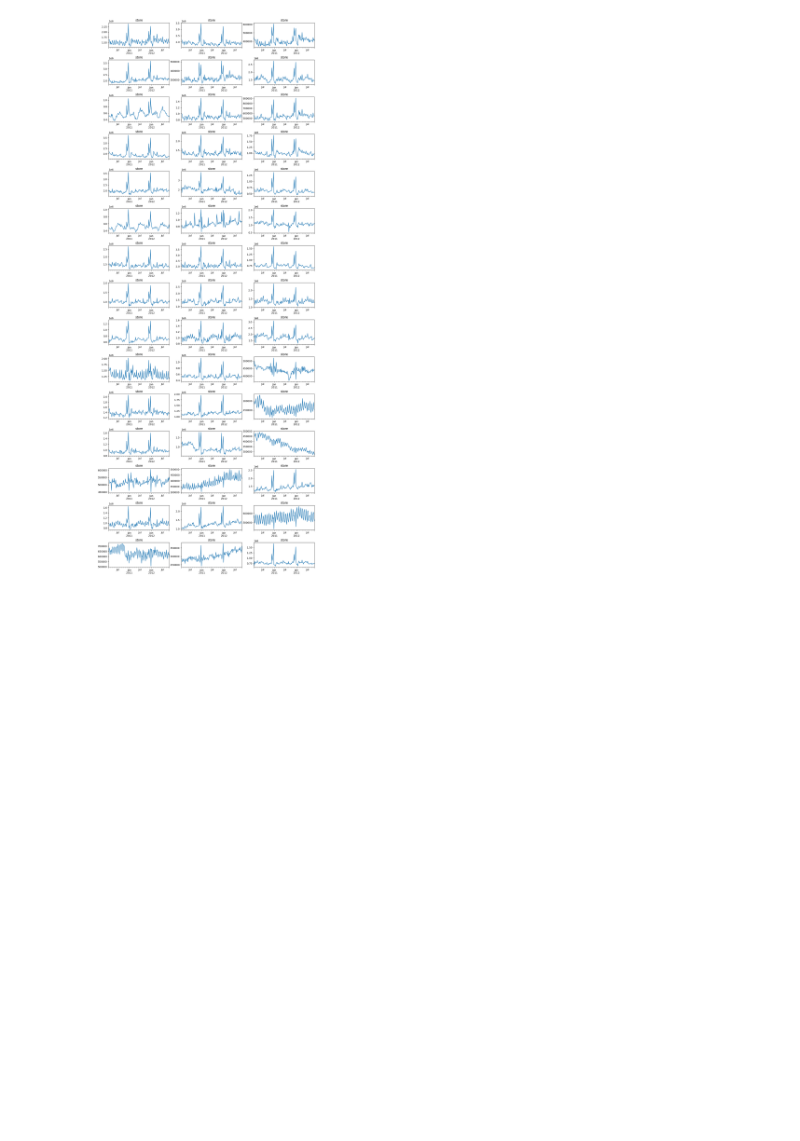
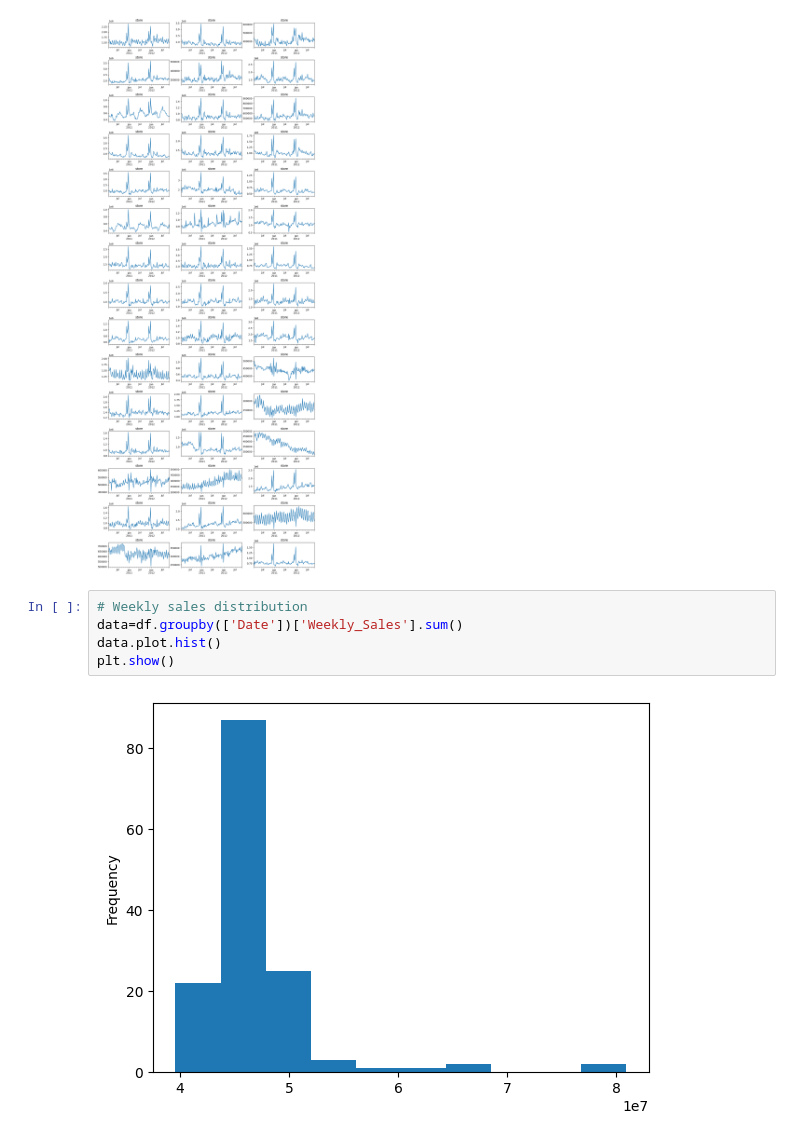
Before and after one commit to Rezashatery/Walmart-Recruiting---Store-Sales-Forecasting, a Jupyter notebook: sales-forecasting.ipynb, the cells around one changed output. Saved outputs shown, nothing was run; the diff lists cells and outputs as text; blank space fills up the shorter version.

```diff
--- a/sales-forecasting.ipynb
+++ b/sales-forecasting.ipynb
@@ -230,3 +230,10 @@ for store,store_data in df.groupby('Store'):
 plt.show()
 # %% [output]
 [figure]
+# %%
+# Weekly sales distribution
+data=df.groupby(['Date'])['Weekly_Sales'].sum()
+data.plot.hist()
+plt.show()
+# %% [output]
+[figure, added]
```
Also changed, not shown: parts of 4 cells of this notebook.
